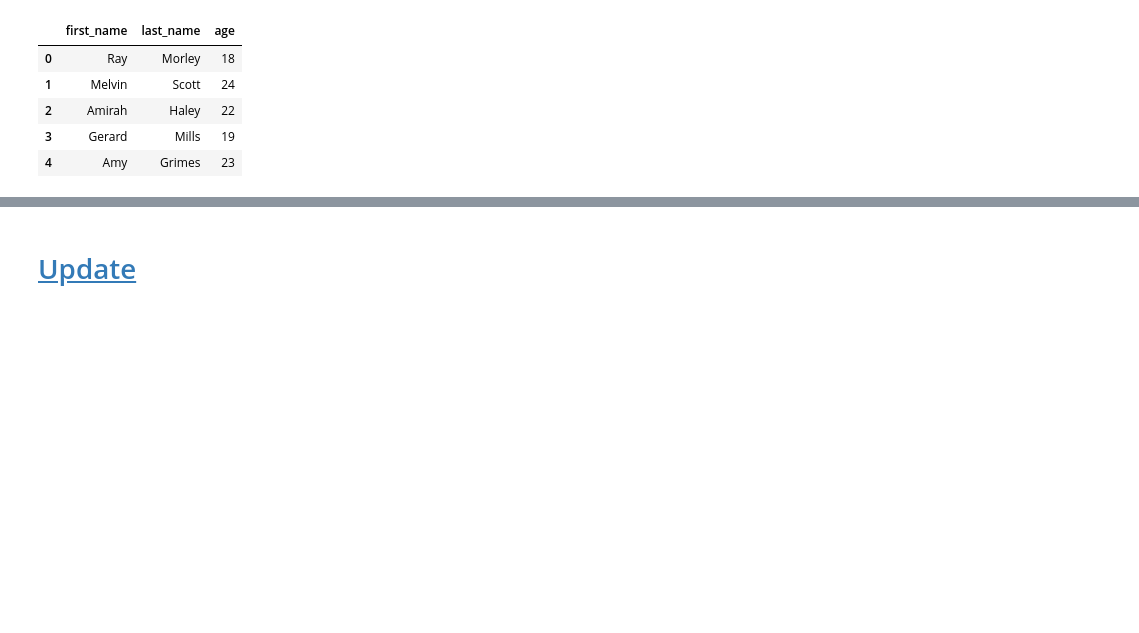
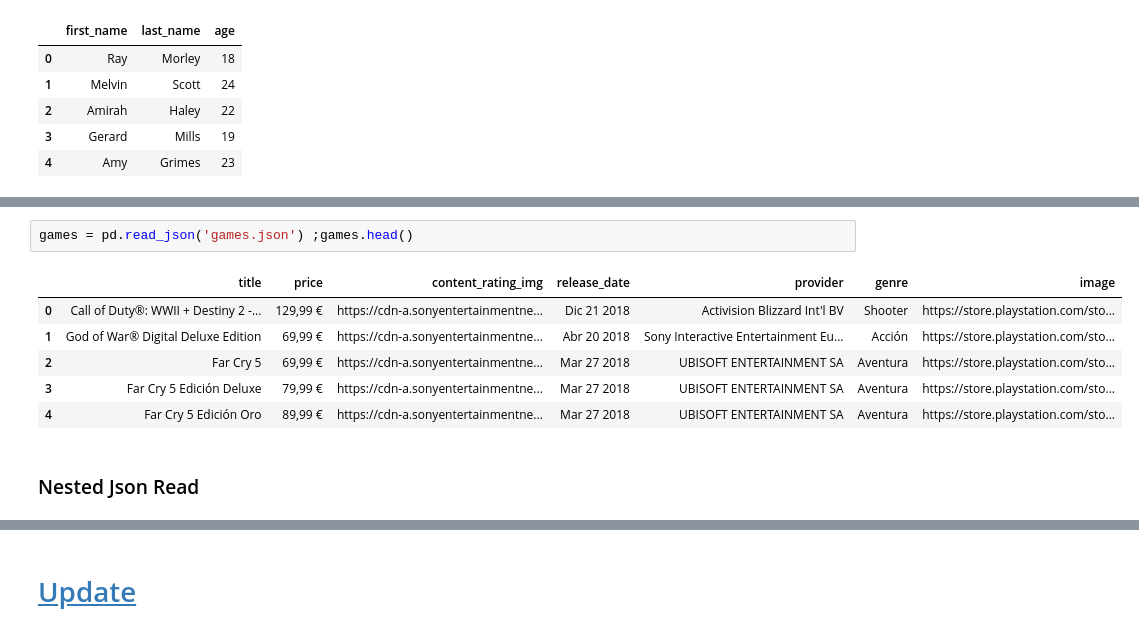
Before and after one commit to tinapyp/data-science-learning, a Jupyter notebook: Libraries/Pandas/pandas.ipynb, the cells around one changed output, grey strips where cells are left out. Drawn from its saved outputs; the diff is of its cells as text; blank space fills up the shorter version.

```diff
--- a/Libraries/Pandas/pandas.ipynb
+++ b/Libraries/Pandas/pandas.ipynb
@@ -491,0 +507,11 @@ pd.read_csv('exam_review.csv',
+# %%
+games = pd.read_json('games.json') ;games.head()
+# %% [output]
+|  | title | price | content_rating_img | release_date | provider | genre | image |
+| 0 | Call of Duty®: WWII + Destiny 2 -... | 129,99 € | https://cdn-a.sonyentertainmentne... | Dic 21 2018 | Activision Blizzard Int'l BV | Shooter | https://store.playstation.com/sto... |
+| 1 | God of War® Digital Deluxe Edition | 69,99 € | https://cdn-a.sonyentertainmentne... | Abr 20 2018 | Sony Interactive Entertainment Eu... | Acción | https://store.playstation.com/sto... |
+| 2 | Far Cry 5 | 69,99 € | https://cdn-a.sonyentertainmentne... | Mar 27 2018 | UBISOFT ENTERTAINMENT SA | Aventura | https://store.playstation.com/sto... |
+| 3 | Far Cry 5 Edición Deluxe | 79,99 € | https://cdn-a.sonyentertainmentne... | Mar 27 2018 | UBISOFT ENTERTAINMENT SA | Aventura | https://store.playstation.com/sto... |
+| 4 | Far Cry 5 Edición Oro | 89,99 € | https://cdn-a.sonyentertainmentne... | Mar 27 2018 | UBISOFT ENTERTAINMENT SA | Aventura | https://store.playstation.com/sto... |
+# %% [markdown]
+### Nested Json Read
```
Also changed, not shown: parts of 10 cells of this notebook, 2 other files.
